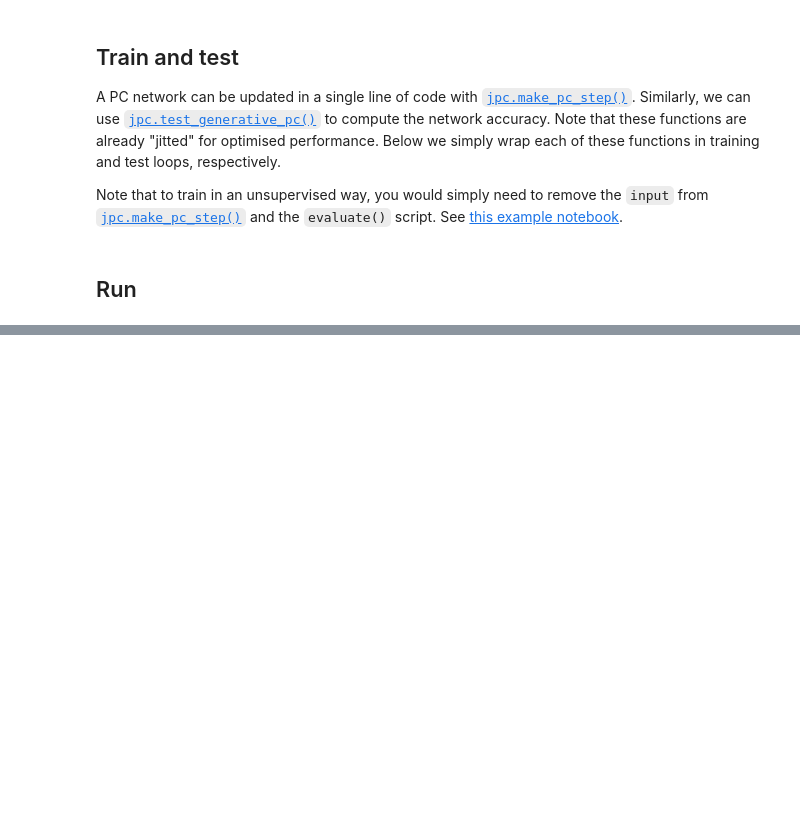
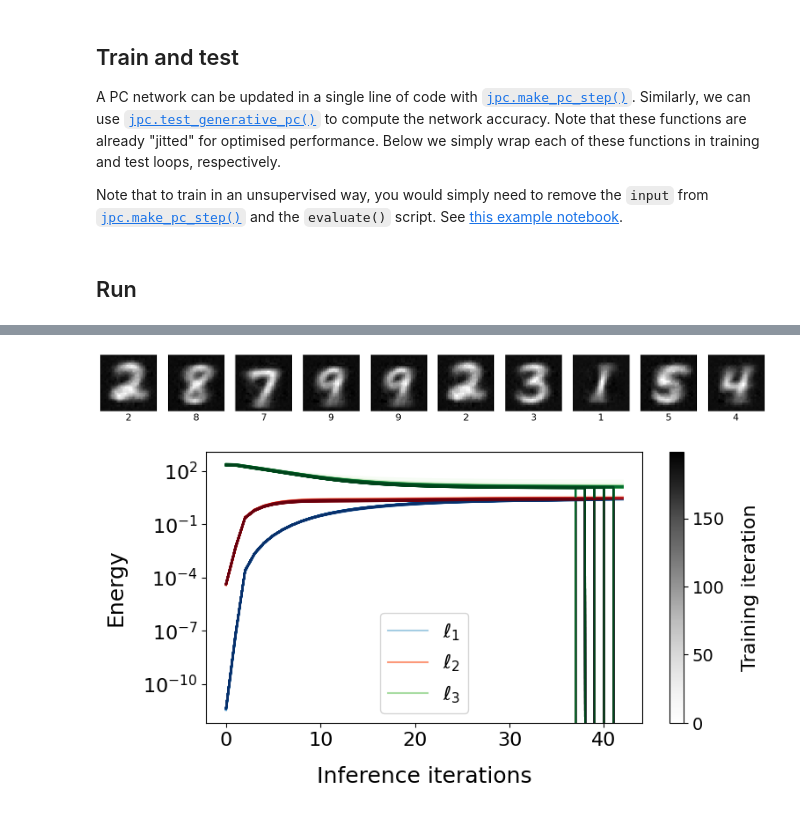
Before and after one commit to Loccret/jpc_demo, a Jupyter notebook: examples/supervised_generative_pc.ipynb, the cells around one changed output, grey strips where cells are left out. Drawn from its saved outputs; the diff is of its cells as text; code cells hidden in the pictures; blank space fills up the shorter version.

Commit message:
robust test

```diff
--- a/examples/supervised_generative_pc.ipynb
+++ b/examples/supervised_generative_pc.ipynb
@@ -260,0 +568,17 @@ Train iter 200, train loss=0.297628, avg test accuracy=84.785660
+# %%
+network, energies, ts = train_with_energy(
+    key=key,
+    input_dim=INPUT_DIM,
+    width=WIDTH,
+    depth=DEPTH,
+    output_dim=OUTPUT_DIM,
+    batch_size=BATCH_SIZE,
+    network=network,
+    lr=LEARNING_RATE,
+    max_t1=MAX_T1,
+    test_every=TEST_EVERY,
+    n_train_iters=N_TRAIN_ITERS
+)
+
+plot_train_energies(energies, ts)
+# %% [output]
@@ -260,0 +590,2 @@ Train iter 200, train loss=0.297628, avg test accuracy=84.785660
+[figure, added]
+[figure, added]
```
Also changed, not shown: parts of 7 cells of this notebook, 13 other files.
